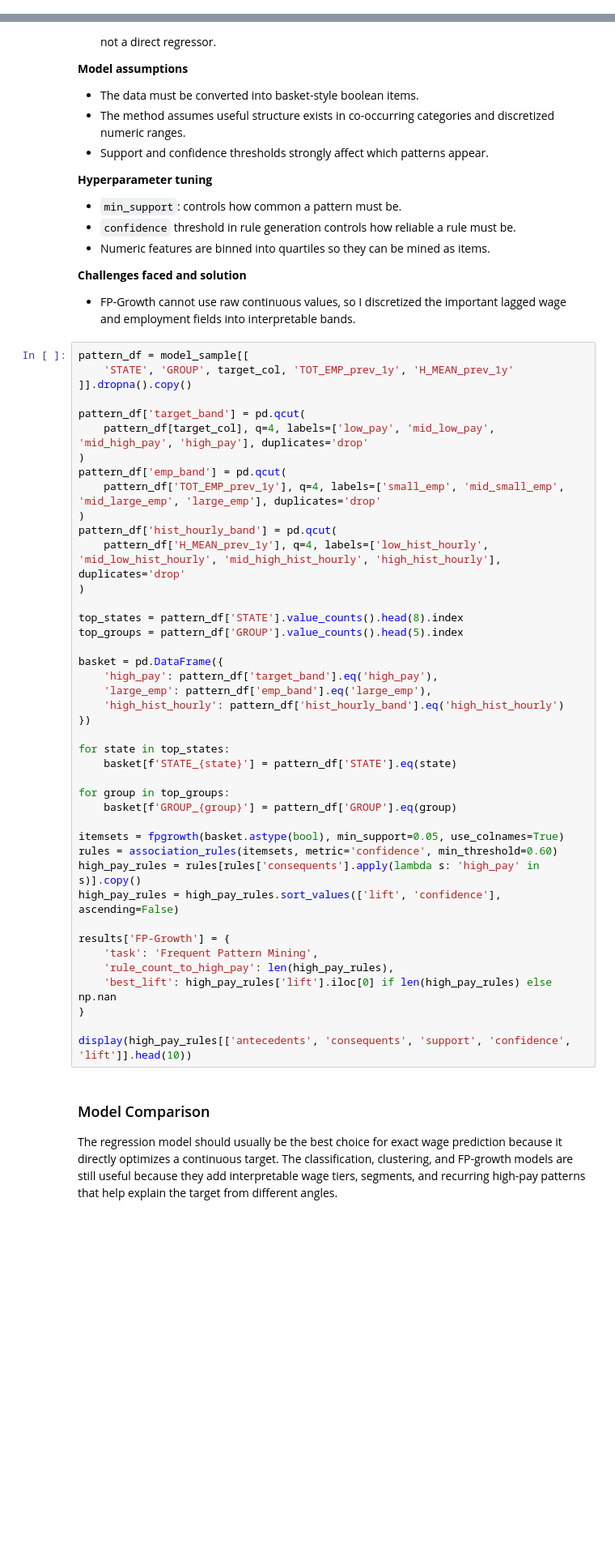
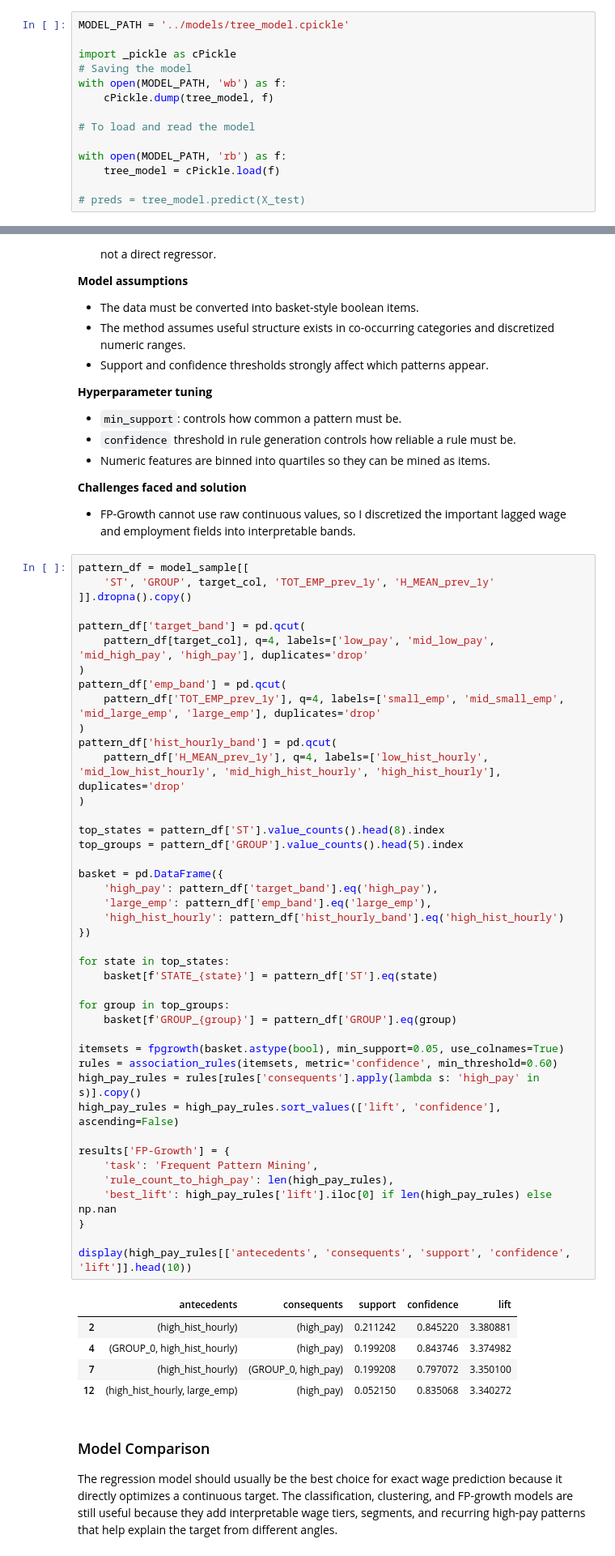
Before and after one commit to Soorej30/wage_analysis, a Jupyter notebook: notebooks/models.ipynb, the cells around one changed output, grey strips where cells are left out. Shown at 81% size. Drawn from its saved outputs; the diff is of its cells as text; blank space fills up the shorter version.

```diff
--- a/notebooks/models.ipynb
+++ b/notebooks/models.ipynb
@@ -395,3 +379,17 @@ display(tree_results[[
+# %%
+MODEL_PATH = '../models/tree_model.cpickle'
+
+import _pickle as cPickle
+# Saving the model
+with open(MODEL_PATH, 'wb') as f:
+    cPickle.dump(tree_model, f)
+
+# To load and read the model
+
+with open(MODEL_PATH, 'rb') as f:
+    tree_model = cPickle.load(f)
+
+# preds = tree_model.predict(X_test)
 # %% [markdown]
 ### 3. Clustering Model: K-Means
 
@@ -473,7 +493,7 @@ display(cluster_profile)
 - FP-Growth cannot use raw continuous values, so I discretized the important lagged wage and employment fields into interpretable bands.
 # %%
 pattern_df = model_sample[[
-    'STATE', 'GROUP', target_col, 'TOT_EMP_prev_1y', 'H_MEAN_prev_1y'
+    'ST', 'GROUP', target_col, 'TOT_EMP_prev_1y', 'H_MEAN_prev_1y'
 ]].dropna().copy()
 
 pattern_df['target_band'] = pd.qcut(
@@ -484,35 +504,41 @@ pattern_df['emp_band'] = pd.qcut(
 )
 pattern_df['hist_hourly_band'] = pd.qcut(
     pattern_df['H_MEAN_prev_1y'], q=4, labels=['low_hist_hourly', 'mid_low_hist_hourly', 'mid_high_hist_hourly', 'high_hist_hourly'], duplicates='drop'
 )
 
-top_states = pattern_df['STATE'].value_counts().head(8).index
+top_states = pattern_df['ST'].value_counts().head(8).index
 top_groups = pattern_df['GROUP'].value_counts().head(5).index
 
 basket = pd.DataFrame({
     'high_pay': pattern_df['target_band'].eq('high_pay'),
     'large_emp': pattern_df['emp_band'].eq('large_emp'),
     'high_hist_hourly': pattern_df['hist_hourly_band'].eq('high_hist_hourly')
 })
 
 for state in top_states:
-    basket[f'STATE_{state}'] = pattern_df['STATE'].eq(state)
+    basket[f'STATE_{state}'] = pattern_df['ST'].eq(state)
 
 for group in top_groups:
     basket[f'GROUP_{group}'] = pattern_df['GROUP'].eq(group)
 
 itemsets = fpgrowth(basket.astype(bool), min_support=0.05, use_colnames=True)
 rules = association_rules(itemsets, metric='confidence', min_threshold=0.60)
 high_pay_rules = rules[rules['consequents'].apply(lambda s: 'high_pay' in s)].copy()
 high_pay_rules = high_pay_rules.sort_values(['lift', 'confidence'], ascending=False)
 
 results['FP-Growth'] = {
     'task': 'Frequent Pattern Mining',
     'rule_count_to_high_pay': len(high_pay_rules),
     'best_lift': high_pay_rules['lift'].iloc[0] if len(high_pay_rules) else np.nan
 }
 
 display(high_pay_rules[['antecedents', 'consequents', 'support', 'confidence', 'lift']].head(10))
+# %% [output]
+|  | antecedents | consequents | support | confidence | lift |
+| 2 | (high_hist_hourly) | (high_pay) | 0.211242 | 0.845220 | 3.380881 |
+| 4 | (GROUP_0, high_hist_hourly) | (high_pay) | 0.199208 | 0.843746 | 3.374982 |
+| 7 | (high_hist_hourly) | (GROUP_0, high_pay) | 0.199208 | 0.797072 | 3.350100 |
+| 12 | (high_hist_hourly, large_emp) | (high_pay) | 0.052150 | 0.835068 | 3.340272 |
 # %% [markdown]
 ### Model Comparison
 
```
Also changed, not shown: parts of 11 cells of this notebook.
